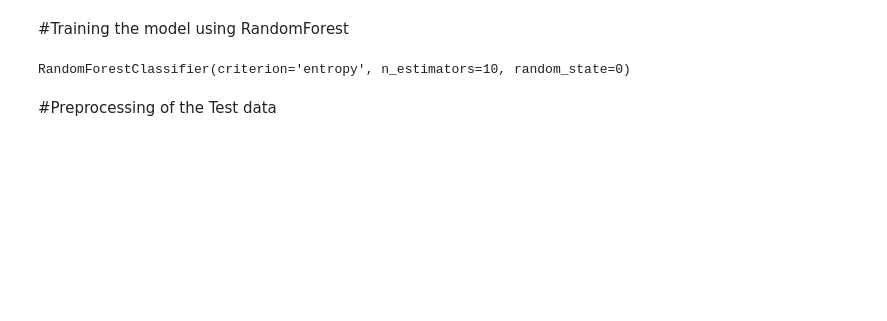
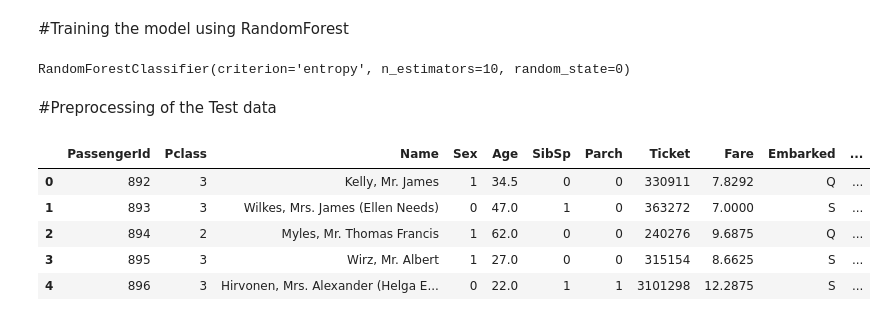
Before and after one commit to Bigfredoh/Machine-Learning, a Jupyter notebook: Titanic.ipynb, the cells around one changed output. Cells and saved outputs as stored; diff of their text form; code cells hidden in the pictures; blank space fills up the shorter version.

```diff
--- a/Titanic.ipynb
+++ b/Titanic.ipynb
@@ -168,3 +136,17 @@ classifier.fit(X_train, y_train)
 RandomForestClassifier(criterion='entropy', n_estimators=10, random_state=0)
 # %% [markdown]
 #Preprocessing of the Test data
+# %%
+test_df['Age'].fillna(test_df['Age'].mean(), inplace=True)
+test_df['Title'] = test_df['Name'].apply(lambda x:get_titles(x))
+test_df.drop('Cabin', axis = 1, inplace = True)
+test_df['Sex'] = le.fit_transform(test_df['Sex'])
+test_df['Fare'].fillna(test_df['Fare'].mean(), inplace = True)
+test_df.head()
+# %% [output]
+|  | PassengerId | Pclass | Name | Sex | Age | SibSp | Parch | Ticket | Fare | Embarked | ... |
+| 0 | 892 | 3 | Kelly, Mr. James | 1 | 34.5 | 0 | 0 | 330911 | 7.8292 | Q | ... |
+| 1 | 893 | 3 | Wilkes, Mrs. James (Ellen Needs) | 0 | 47.0 | 1 | 0 | 363272 | 7.0000 | S | ... |
+| 2 | 894 | 2 | Myles, Mr. Thomas Francis | 1 | 62.0 | 0 | 0 | 240276 | 9.6875 | Q | ... |
+| 3 | 895 | 3 | Wirz, Mr. Albert | 1 | 27.0 | 0 | 0 | 315154 | 8.6625 | S | ... |
+| 4 | 896 | 3 | Hirvonen, Mrs. Alexander (Helga E... | 0 | 22.0 | 1 | 1 | 3101298 | 12.2875 | S | ... |
```
Also changed, not shown: parts of 27 cells of this notebook.
